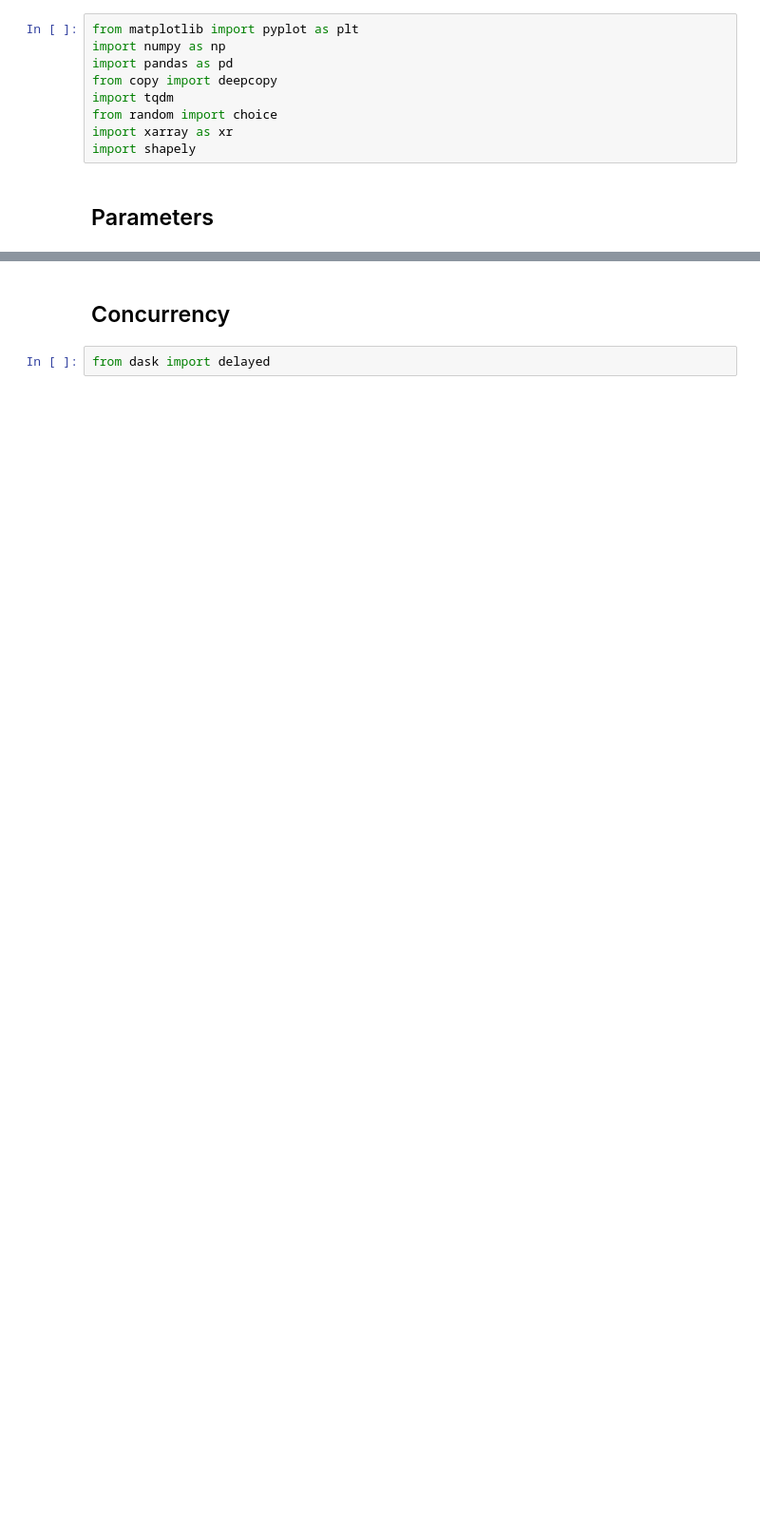
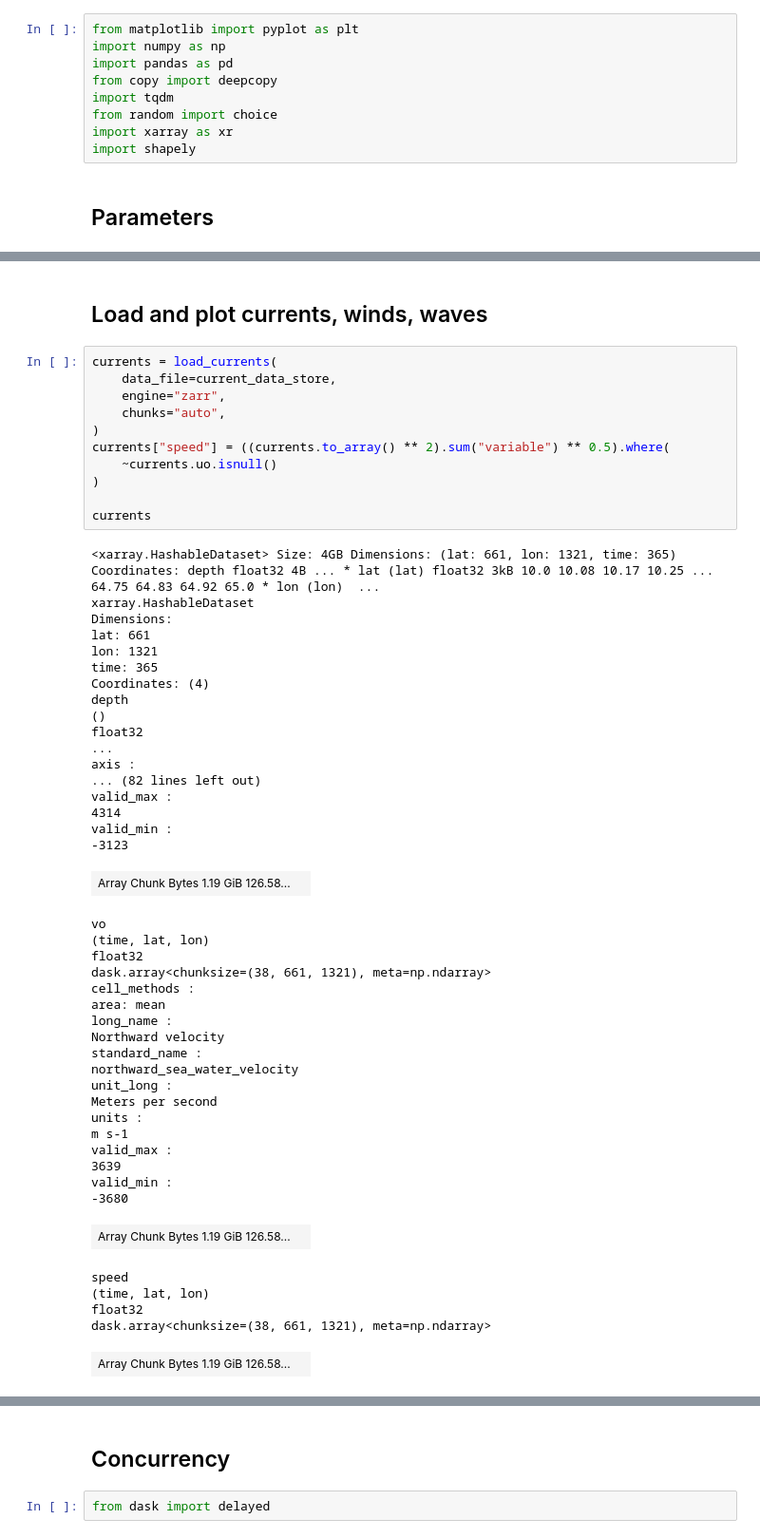
Before and after one commit to willirath/ship_routing, a Jupyter notebook: doc/examples/ship_routing_example_genetic.ipynb, the cells around one changed output, grey strips where cells are left out. Shown at 95% size. Drawn from its saved outputs; the diff is of its cells as text; blank space fills up the shorter version.

```diff
--- a/doc/examples/ship_routing_example_genetic.ipynb
+++ b/doc/examples/ship_routing_example_genetic.ipynb
@@ -107,0 +84,56 @@ Data variables:
+# %% [markdown]
+## Load and plot currents, winds, waves
+# %%
+currents = load_currents(
+    data_file=current_data_store,
+    engine="zarr",
+    chunks="auto",
+)
+currents["speed"] = ((currents.to_array() ** 2).sum("variable") ** 0.5).where(
+    ~currents.uo.isnull()
+)
+
+currents
+# %% [output]
+<xarray.HashableDataset> Size: 4GB Dimensions: (lat: 661, lon: 1321, time: 365) Coordinates: depth float32 4B ... * lat (lat) float32 3kB 10.0 10.08 10.17 10.25 ... 64.75 64.83 64.92 65.0 * lon (lon)  ...
+xarray.HashableDataset
+Dimensions:
+lat: 661
+lon: 1321
+time: 365
+Coordinates: (4)
+depth
+()
+float32
+...
+axis :
+... (82 lines left out)
+valid_max :
+4314
+valid_min :
+-3123
+| Array Chunk Bytes 1.19 GiB 126.58... |  |
+vo
+(time, lat, lon)
+float32
+dask.array<chunksize=(38, 661, 1321), meta=np.ndarray>
+cell_methods :
+area: mean
+long_name :
+Northward velocity
+standard_name :
+northward_sea_water_velocity
+unit_long :
+Meters per second
+units :
+m s-1
+valid_max :
+3639
+valid_min :
+-3680
+| Array Chunk Bytes 1.19 GiB 126.58... |  |
+speed
+(time, lat, lon)
+float32
+dask.array<chunksize=(38, 661, 1321), meta=np.ndarray>
+| Array Chunk Bytes 1.19 GiB 126.58... |  |
```
Also changed, not shown: parts of 40 cells of this notebook.
